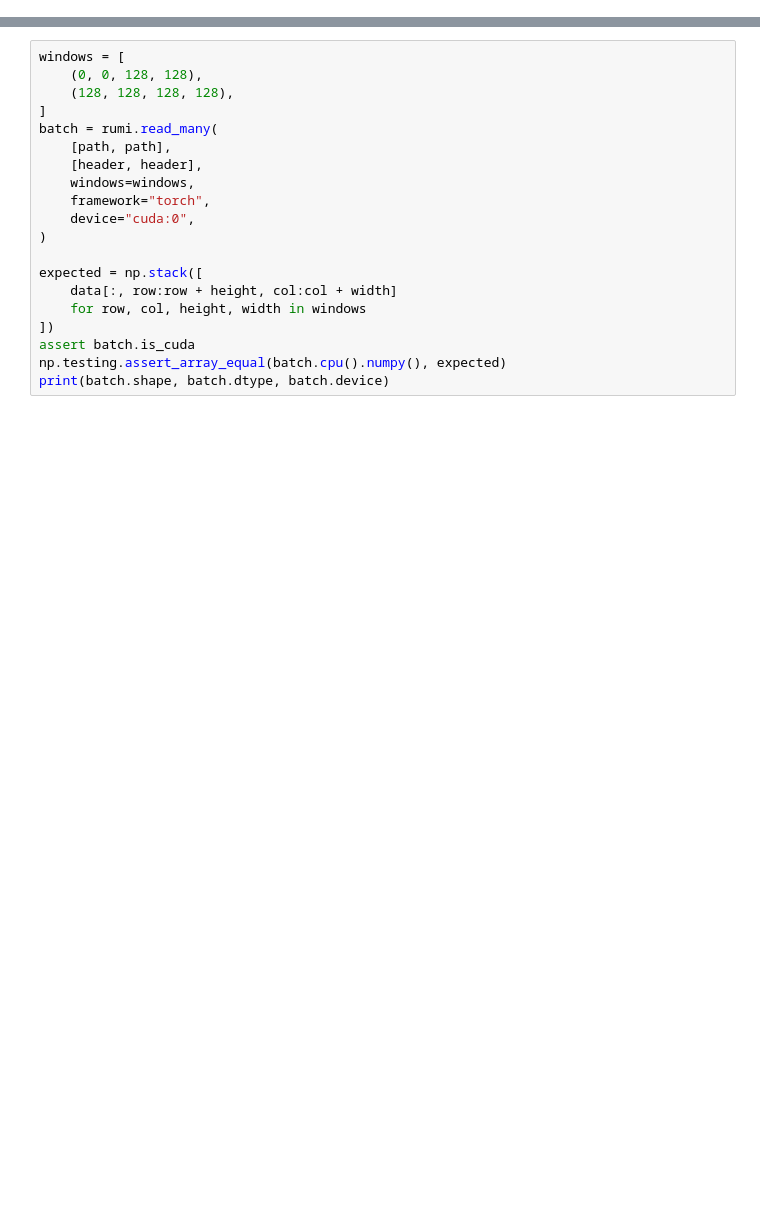
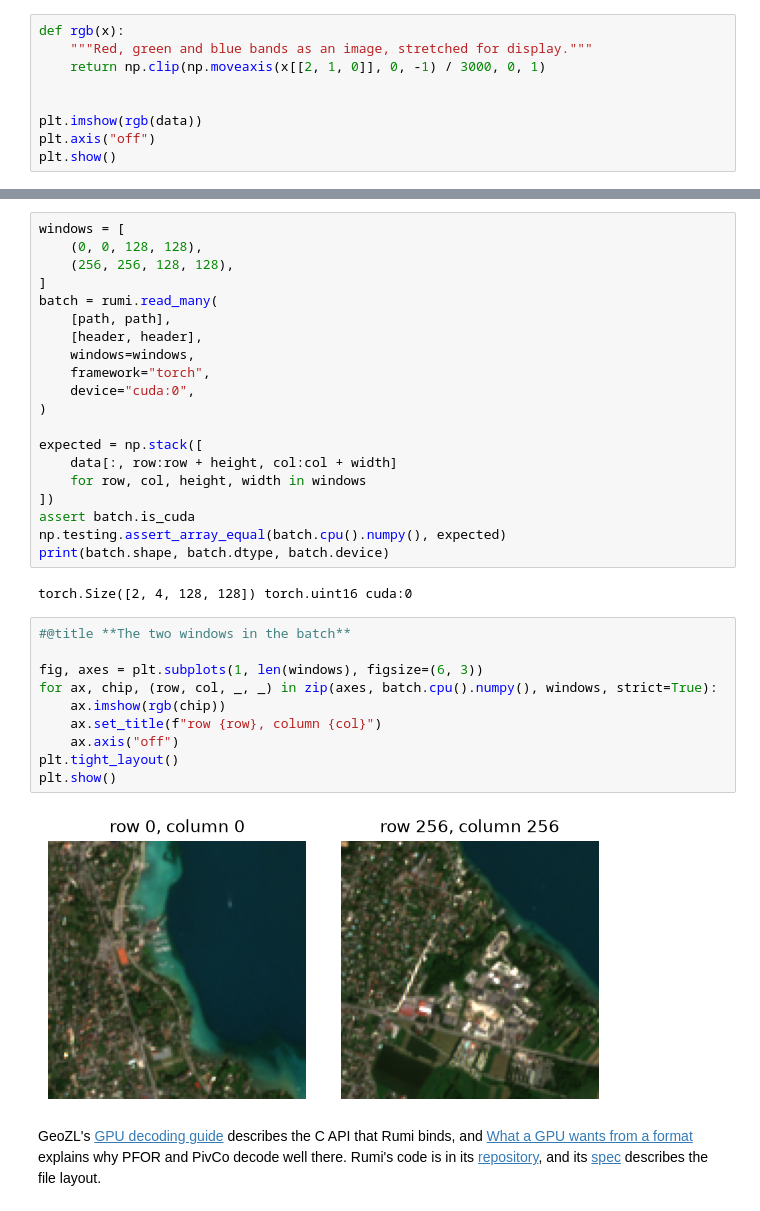
Before and after one commit to asterisk-labs/geozl, a Jupyter notebook: docs/notebooks/rumi-gpu.ipynb, the cells around one changed output, grey strips where cells are left out. Saved outputs shown, nothing was run; the diff lists cells and outputs as text; blank space fills up the shorter version.

```diff
--- a/docs/notebooks/rumi-gpu.ipynb
+++ b/docs/notebooks/rumi-gpu.ipynb
@@ -24,0 +44,9 @@ The `lanes` recipe below is supported by the CUDA decoder.
+# %%
+def rgb(x):
+    """Red, green and blue bands as an image, stretched for display."""
+    return np.clip(np.moveaxis(x[[2, 1, 0]], 0, -1) / 3000, 0, 1)
+
+
+plt.imshow(rgb(data))
+plt.axis("off")
+plt.show()
@@ -69,7 +137,7 @@ print(gpu.shape, gpu.dtype, gpu.device)
 # %%
 windows = [
     (0, 0, 128, 128),
-    (128, 128, 128, 128),
+    (256, 256, 128, 128),
 ]
 batch = rumi.read_many(
     [path, path],
@@ -86,3 +154,19 @@ expected = np.stack([
 assert batch.is_cuda
 np.testing.assert_array_equal(batch.cpu().numpy(), expected)
 print(batch.shape, batch.dtype, batch.device)
+# %% [output]
+torch.Size([2, 4, 128, 128]) torch.uint16 cuda:0
+# %%
+#@title **The two windows in the batch**
+
+fig, axes = plt.subplots(1, len(windows), figsize=(6, 3))
+for ax, chip, (row, col, _, _) in zip(axes, batch.cpu().numpy(), windows, strict=True):
+    ax.imshow(rgb(chip))
+    ax.set_title(f"row {row}, column {col}")
+    ax.axis("off")
+plt.tight_layout()
+plt.show()
+# %% [output]
+[figure, added]
+# %% [markdown]
+GeoZL's [GPU decoding guide](https://asterisk.coop/geozl/api-gpu.html) describes the C API that Rumi binds, and [What a GPU wants from a format](https://asterisk.coop/geozl/gpu-codecs.html) explains why PFOR and PivCo decode well there. Rumi's code is in its [repository](https://github.com/asterisk-labs/rumi), and its [spec](https://github.com/asterisk-labs/rumi/blob/main/SPEC.md) describes the file layout.
```
Also changed, not shown: parts of 18 cells of this notebook, 1 other file.
